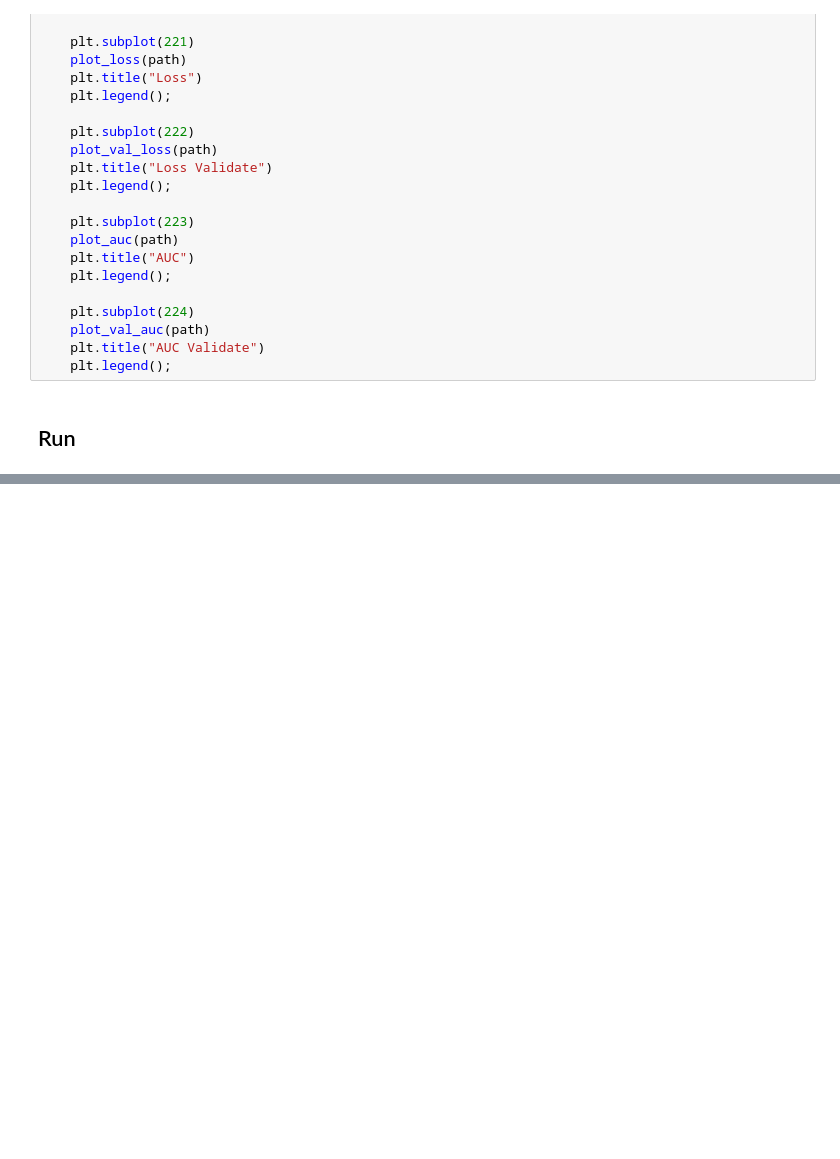
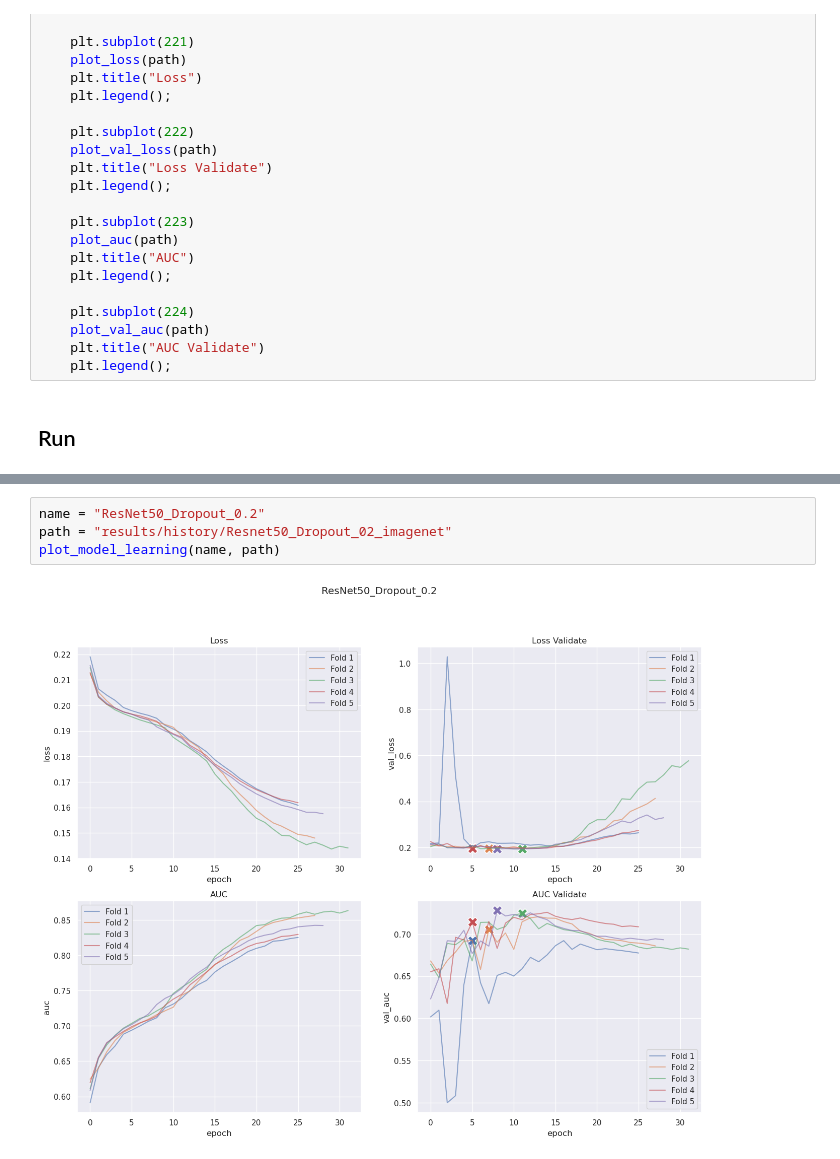
Before and after one commit to chonsawat/ChestXray-14, a Jupyter notebook: Graph models.ipynb, the cells around one changed output, grey strips where cells are left out. Cells and saved outputs as stored; diff of their text form; blank space fills up the shorter version.

```diff
--- a/Graph models.ipynb
+++ b/Graph models.ipynb
@@ -93,0 +100,6 @@ plot_model_learning(name, path)
+# %%
+name = "ResNet50_Dropout_0.2"
+path = "results/history/Resnet50_Dropout_02_imagenet"
+plot_model_learning(name, path)
+# %% [output]
+[figure, added]
```
Also changed, not shown: parts of 6 cells of this notebook, 14 other files.
